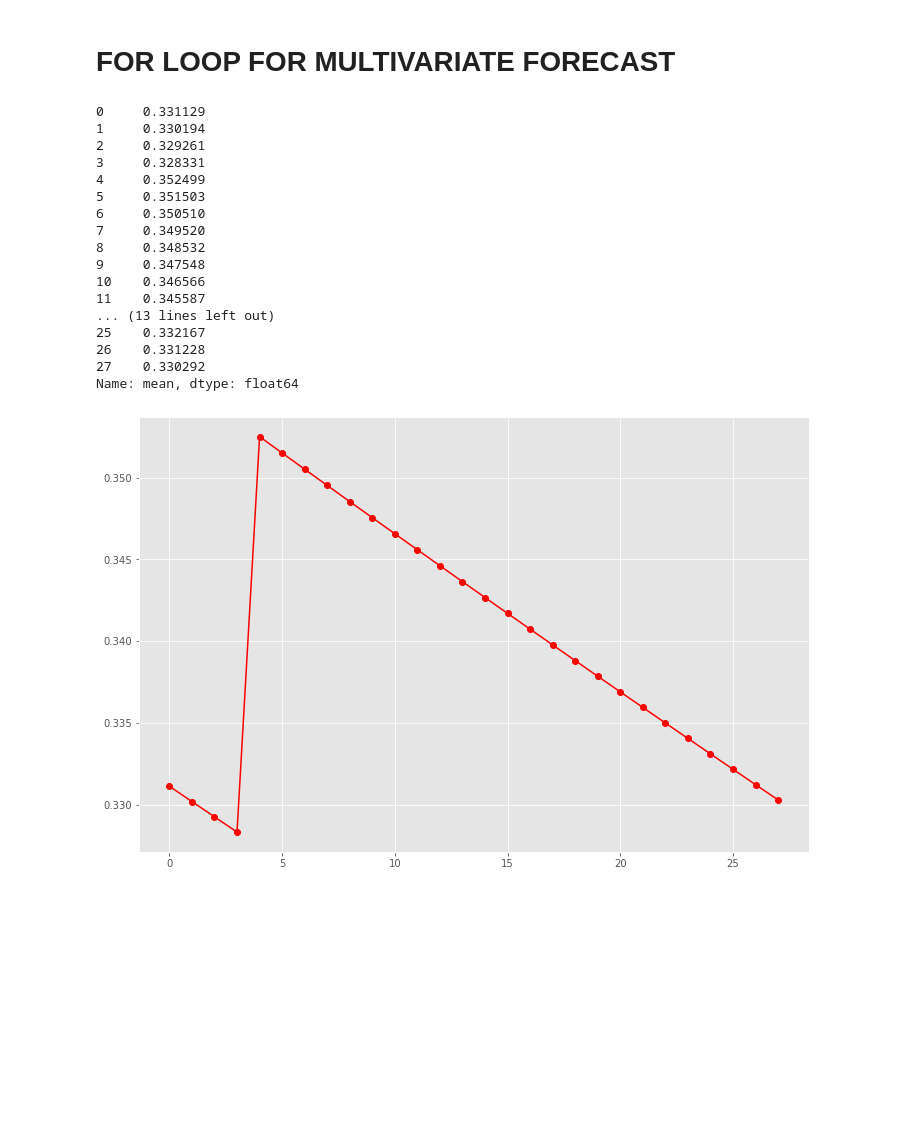
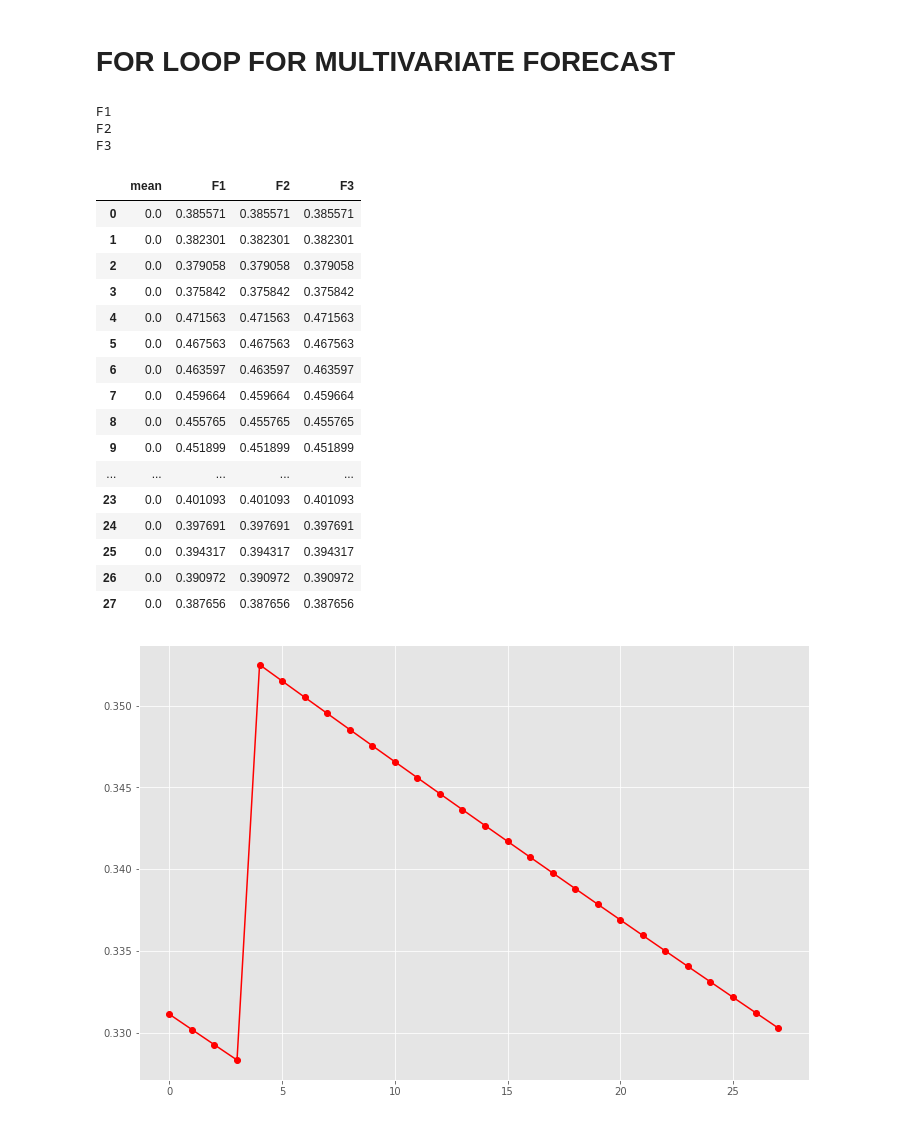
Before and after one commit to damajojung/Time_Series_Python, a Jupyter notebook: Poisson_Regression.ipynb, the cells around one changed output. Drawn from its saved outputs; the diff is of its cells as text; code cells hidden in the pictures; blank space fills up the shorter version.

```diff
--- a/Poisson_Regression.ipynb
+++ b/Poisson_Regression.ipynb
@@ -247,6 +247,12 @@ np.mean(y_test['sales'])
 # FOR LOOP FOR MULTIVARIATE FORECAST
 # %%
 names = np.unique(df['id'])
+
+f = []
+for i in np.arange(1,29):
+    f.append('F' + str(i))
+
+r = np.arange(28)
 
 z = pd.Series(np.zeros(28))
 
@@ -254,9 +260,12 @@ d = {'mean': z}
 forecasts = pd.DataFrame(d)
 # %%
 # get data ready
-selected = names[0:1]
+selected = names[0:3]
+zip_object = zip(selected, r)
 
-for i in selected:
+for i,j in zip_object:
+
+    f_name = f[j]
 
     small_df = df[df['id'].isin(selected)]
     small_df = small_df.sort_values(by = ['id', 'date'])
@@ -285,25 +294,32 @@ for i in selected:
     poisson_predictions = poisson_training_results.get_prediction(X_test)
     #summary_frame() returns a pandas DataFrame
     predictions_summary_frame = poisson_predictions.summary_frame()
-    print(predictions_summary_frame['mean'])
+    p = predictions_summary_frame['mean']
+    forecasts[f_name] = p
 # %% [output]
-0     0.331129
-1     0.330194
-2     0.329261
-3     0.328331
-4     0.352499
-5     0.351503
-6     0.350510
-7     0.349520
-8     0.348532
-9     0.347548
-10    0.346566
-11    0.345587
-... (13 lines left out)
-25    0.332167
-26    0.331228
-27    0.330292
-Name: mean, dtype: float64
+F1
+F2
+F3
+# %%
+forecasts
+# %% [output]
+|  | mean | F1 | F2 | F3 |
+| 0 | 0.0 | 0.385571 | 0.385571 | 0.385571 |
+| 1 | 0.0 | 0.382301 | 0.382301 | 0.382301 |
+| 2 | 0.0 | 0.379058 | 0.379058 | 0.379058 |
+| 3 | 0.0 | 0.375842 | 0.375842 | 0.375842 |
+| 4 | 0.0 | 0.471563 | 0.471563 | 0.471563 |
+| 5 | 0.0 | 0.467563 | 0.467563 | 0.467563 |
+| 6 | 0.0 | 0.463597 | 0.463597 | 0.463597 |
+| 7 | 0.0 | 0.459664 | 0.459664 | 0.459664 |
+| 8 | 0.0 | 0.455765 | 0.455765 | 0.455765 |
+| 9 | 0.0 | 0.451899 | 0.451899 | 0.451899 |
+| ... | ... | ... | ... | ... |
+| 23 | 0.0 | 0.401093 | 0.401093 | 0.401093 |
+| 24 | 0.0 | 0.397691 | 0.397691 | 0.397691 |
+| 25 | 0.0 | 0.394317 | 0.394317 | 0.394317 |
+| 26 | 0.0 | 0.390972 | 0.390972 | 0.390972 |
+| 27 | 0.0 | 0.387656 | 0.387656 | 0.387656 |
 # %%
 plt.figure(figsize=(12,8))
 plt.plot(predictions_summary_frame['mean'], 'ro-')
```
Also changed, not shown: parts of 4 cells of this notebook.
